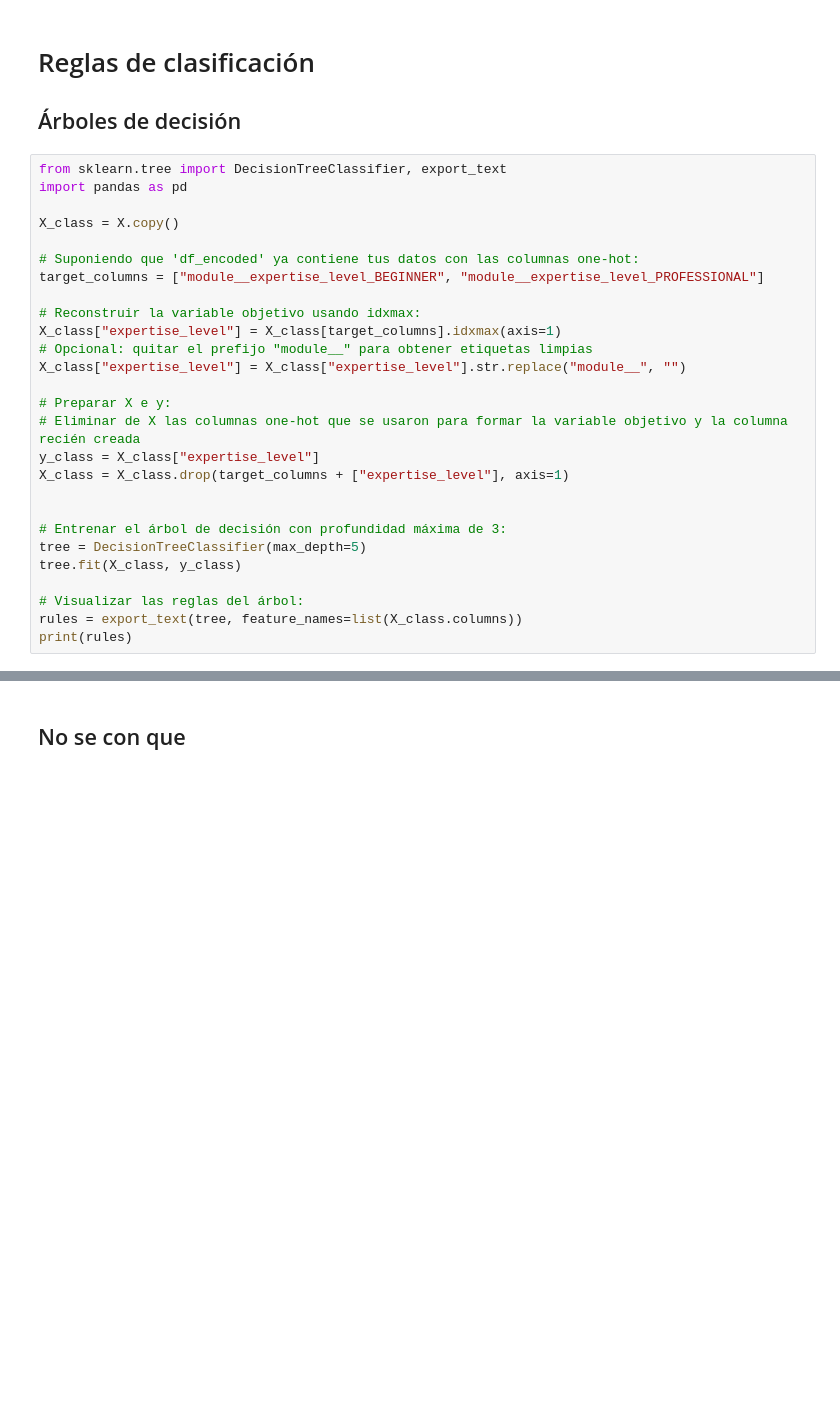
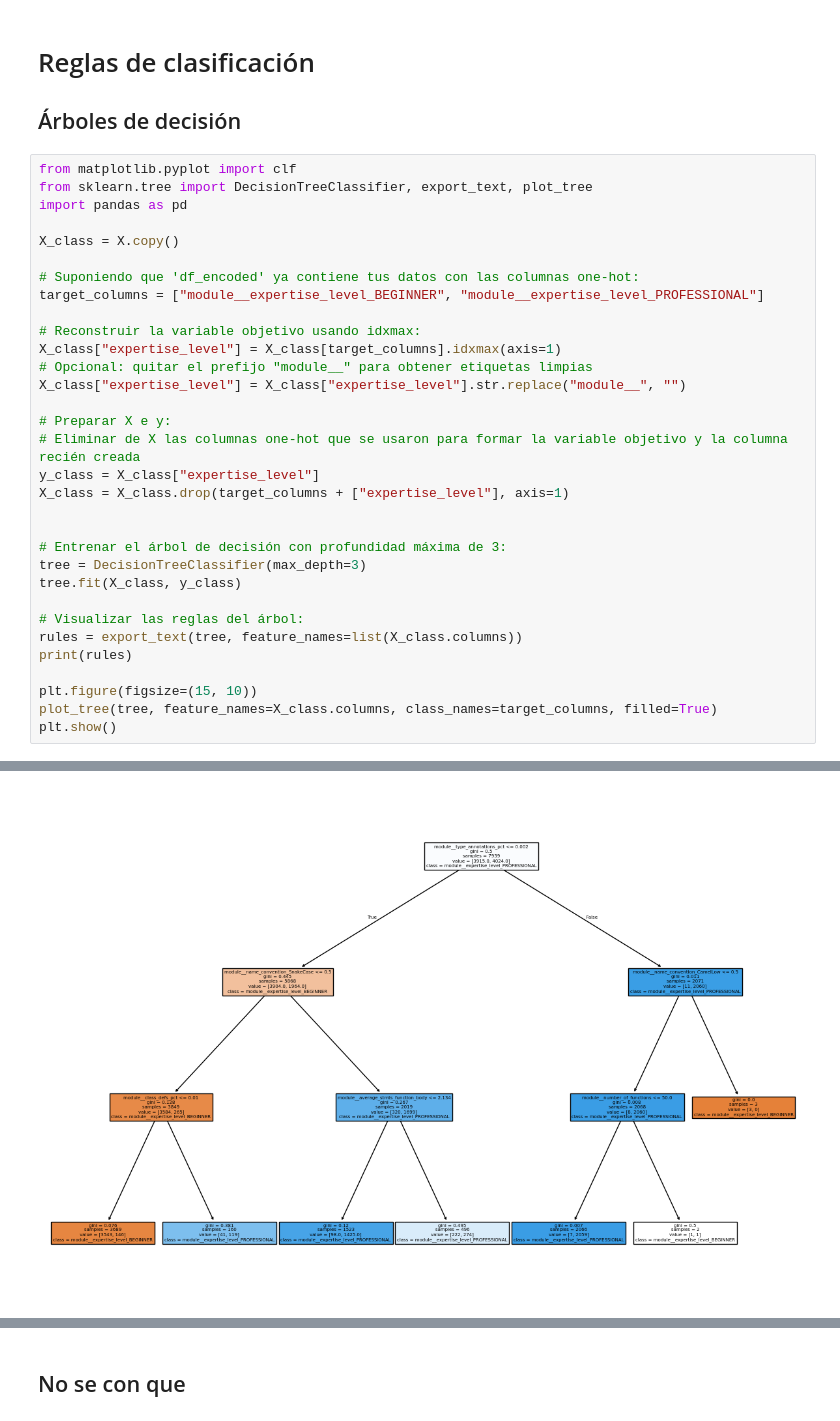
Before and after one commit to UO284262/PythonSourceCodeAnalysis, a Jupyter notebook: notebooks/02_modules.ipynb, the cells around one changed output, grey strips where cells are left out. Cells and saved outputs as stored; diff of their text form; blank space fills up the shorter version.

```diff
--- a/notebooks/02_modules.ipynb
+++ b/notebooks/02_modules.ipynb
@@ -1036,7 +1036,8 @@ plot_dimension_reduction(X, dimensions=2)
 
 ## Árboles de decisión
 # %%
-from sklearn.tree import DecisionTreeClassifier, export_text
+from matplotlib.pyplot import clf
+from sklearn.tree import DecisionTreeClassifier, export_text, plot_tree
 import pandas as pd
 
 X_class = X.copy()
@@ -1056,10 +1057,14 @@ X_class = X_class.drop(target_columns + ["expertise_level"], axis=1)
 
 
 # Entrenar el árbol de decisión con profundidad máxima de 3:
-tree = DecisionTreeClassifier(max_depth=5)
+tree = DecisionTreeClassifier(max_depth=3)
 tree.fit(X_class, y_class)
 
 # Visualizar las reglas del árbol:
 rules = export_text(tree, feature_names=list(X_class.columns))
 print(rules)
+
+plt.figure(figsize=(15, 10))
+plot_tree(tree, feature_names=X_class.columns, class_names=target_columns, filled=True)
+plt.show()
 # %% [output]
@@ -1068,3 +1090,4 @@ Accuracy: 0.9547.
+[figure, added]
 # %%
 def extract_and_filter_rules(tree, feature_names, class_names, min_conf=0.9, min_support=0.05, max_conditions=3):
     """
```
Also changed, not shown: parts of 16 cells of this notebook.
